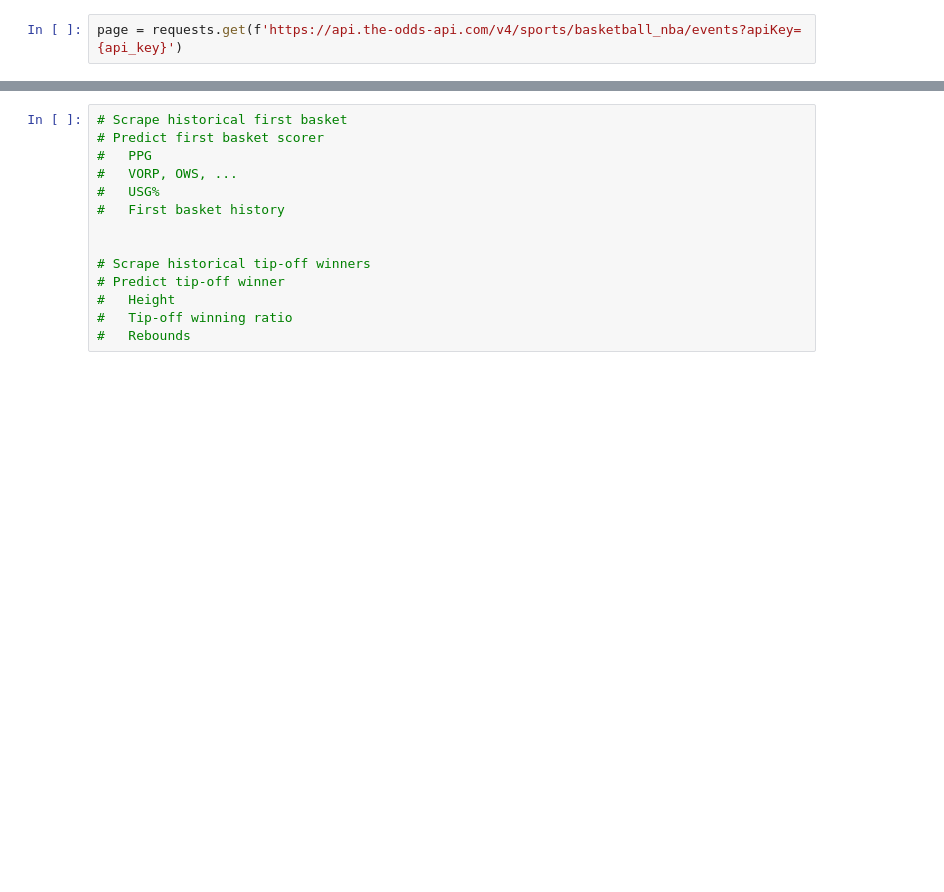
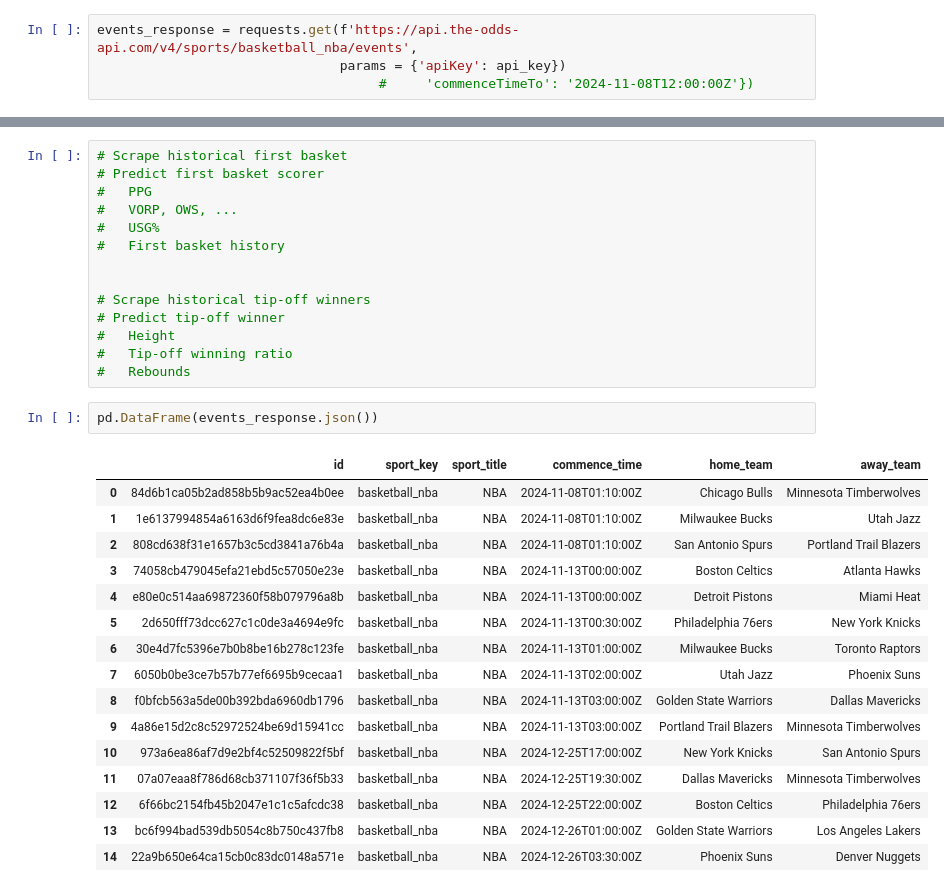
Before and after one commit to martinbog19/LeFirstBasket, a Jupyter notebook: set_up.ipynb, the cells around one changed output, grey strips where cells are left out. Cells and saved outputs as stored; diff of their text form; blank space fills up the shorter version.

```diff
--- a/set_up.ipynb
+++ b/set_up.ipynb
@@ -114,2 +113,4 @@ KeyError: 0
 # %%
-page = requests.get(f'https://api.the-odds-api.com/v4/sports/basketball_nba/events?apiKey={api_key}')
+events_response = requests.get(f'https://api.the-odds-api.com/v4/sports/basketball_nba/events',
+                               params = {'apiKey': api_key})
+                                    #     'commenceTimeTo': '2024-11-08T12:00:00Z'})
@@ -160,3 +185,22 @@ list(odds_response.headers.keys())
 #   Height
 #   Tip-off winning ratio
 #   Rebounds
+# %%
+pd.DataFrame(events_response.json())
+# %% [output]
+|  | id | sport_key | sport_title | commence_time | home_team | away_team |
+| 0 | 84d6b1ca05b2ad858b5b9ac52ea4b0ee | basketball_nba | NBA | 2024-11-08T01:10:00Z | Chicago Bulls | Minnesota Timberwolves |
+| 1 | 1e6137994854a6163d6f9fea8dc6e83e | basketball_nba | NBA | 2024-11-08T01:10:00Z | Milwaukee Bucks | Utah Jazz |
+| 2 | 808cd638f31e1657b3c5cd3841a76b4a | basketball_nba | NBA | 2024-11-08T01:10:00Z | San Antonio Spurs | Portland Trail Blazers |
+| 3 | 74058cb479045efa21ebd5c57050e23e | basketball_nba | NBA | 2024-11-13T00:00:00Z | Boston Celtics | Atlanta Hawks |
+| 4 | e80e0c514aa69872360f58b079796a8b | basketball_nba | NBA | 2024-11-13T00:00:00Z | Detroit Pistons | Miami Heat |
+| 5 | 2d650fff73dcc627c1c0de3a4694e9fc | basketball_nba | NBA | 2024-11-13T00:30:00Z | Philadelphia 76ers | New York Knicks |
+| 6 | 30e4d7fc5396e7b0b8be16b278c123fe | basketball_nba | NBA | 2024-11-13T01:00:00Z | Milwaukee Bucks | Toronto Raptors |
+| 7 | 6050b0be3ce7b57b77ef6695b9cecaa1 | basketball_nba | NBA | 2024-11-13T02:00:00Z | Utah Jazz | Phoenix Suns |
+| 8 | f0bfcb563a5de00b392bda6960db1796 | basketball_nba | NBA | 2024-11-13T03:00:00Z | Golden State Warriors | Dallas Mavericks |
+| 9 | 4a86e15d2c8c52972524be69d15941cc | basketball_nba | NBA | 2024-11-13T03:00:00Z | Portland Trail Blazers | Minnesota Timberwolves |
+| 10 | 973a6ea86af7d9e2bf4c52509822f5bf | basketball_nba | NBA | 2024-12-25T17:00:00Z | New York Knicks | San Antonio Spurs |
+| 11 | 07a07eaa8f786d68cb371107f36f5b33 | basketball_nba | NBA | 2024-12-25T19:30:00Z | Dallas Mavericks | Minnesota Timberwolves |
+| 12 | 6f66bc2154fb45b2047e1c1c5afcdc38 | basketball_nba | NBA | 2024-12-25T22:00:00Z | Boston Celtics | Philadelphia 76ers |
+| 13 | bc6f994bad539db5054c8b750c437fb8 | basketball_nba | NBA | 2024-12-26T01:00:00Z | Golden State Warriors | Los Angeles Lakers |
+| 14 | 22a9b650e64ca15cb0c83dc0148a571e | basketball_nba | NBA | 2024-12-26T03:30:00Z | Phoenix Suns | Denver Nuggets |
```
Also changed, not shown: parts of 11 cells of this notebook, 5 other files.
